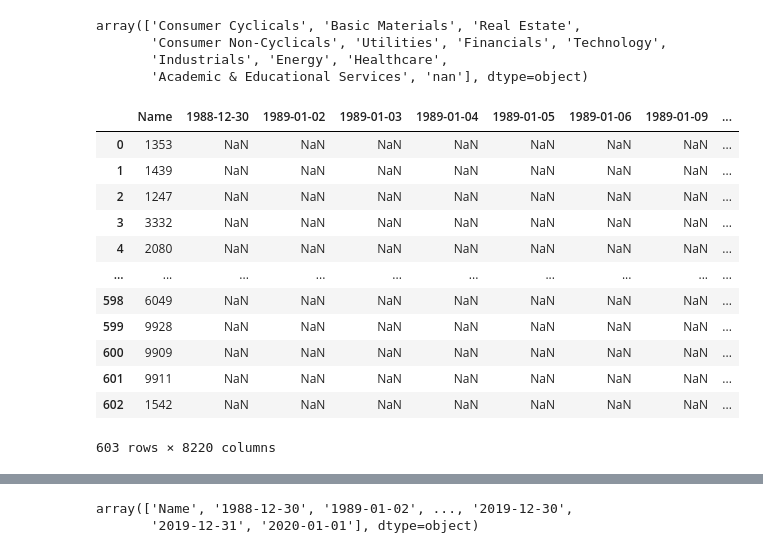
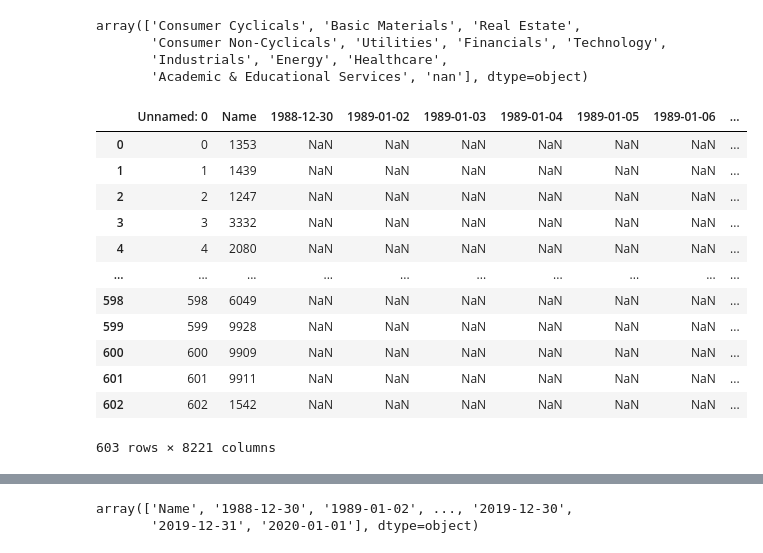
Before and after one commit to kakatelll/table-replication, a Jupyter notebook: replicate_table.ipynb, the cells around one changed output, grey strips where cells are left out. Cells and saved outputs as stored; diff of their text form; code cells hidden in the pictures.

```diff
--- a/replicate_table.ipynb
+++ b/replicate_table.ipynb
@@ -31,24 +32,21 @@ array(['Consumer Cyclicals', 'Basic Materials', 'Real Estate',
        'Academic & Educational Services', 'nan'], dtype=object)
 # %%
 # Import ipo marketcap from excel
-xls = pd.ExcelFile("hk_603ipo_mrk_value.xlsm")
-df = pd.read_excel(xls, 'Sheet1')
-df['Name']=df['Name'].str.strip("<.HK>")
-df['Name']=df['Name'].str.strip(" ")
+df = pd.read_csv('ipo_mkt_value.csv')
 df.columns = df.columns.astype(str)
-df.columns = df.columns.str.replace(" 00:00:00","")
+df['Name']=df['Name'].astype(str)
 df
 # %% [output]
-|  | Name | 1988-12-30 | 1989-01-02 | 1989-01-03 | 1989-01-04 | 1989-01-05 | 1989-01-06 | 1989-01-09 | ... |
-| 0 | 1353 | NaN | NaN | NaN | NaN | NaN | NaN | NaN | ... |
-| 1 | 1439 | NaN | NaN | NaN | NaN | NaN | NaN | NaN | ... |
-| 2 | 1247 | NaN | NaN | NaN | NaN | NaN | NaN | NaN | ... |
-| 3 | 3332 | NaN | NaN | NaN | NaN | NaN | NaN | NaN | ... |
-| 4 | 2080 | NaN | NaN | NaN | NaN | NaN | NaN | NaN | ... |
+|  | Unnamed: 0 | Name | 1988-12-30 | 1989-01-02 | 1989-01-03 | 1989-01-04 | 1989-01-05 | 1989-01-06 | ... |
+| 0 | 0 | 1353 | NaN | NaN | NaN | NaN | NaN | NaN | ... |
+| 1 | 1 | 1439 | NaN | NaN | NaN | NaN | NaN | NaN | ... |
+| 2 | 2 | 1247 | NaN | NaN | NaN | NaN | NaN | NaN | ... |
+| 3 | 3 | 3332 | NaN | NaN | NaN | NaN | NaN | NaN | ... |
+| 4 | 4 | 2080 | NaN | NaN | NaN | NaN | NaN | NaN | ... |
 | ... | ... | ... | ... | ... | ... | ... | ... | ... | ... |
-| 598 | 6049 | NaN | NaN | NaN | NaN | NaN | NaN | NaN | ... |
-| 599 | 9928 | NaN | NaN | NaN | NaN | NaN | NaN | NaN | ... |
-| 600 | 9909 | NaN | NaN | NaN | NaN | NaN | NaN | NaN | ... |
-| 601 | 9911 | NaN | NaN | NaN | NaN | NaN | NaN | NaN | ... |
-| 602 | 1542 | NaN | NaN | NaN | NaN | NaN | NaN | NaN | ... |
+| 598 | 598 | 6049 | NaN | NaN | NaN | NaN | NaN | NaN | ... |
+| 599 | 599 | 9928 | NaN | NaN | NaN | NaN | NaN | NaN | ... |
+| 600 | 600 | 9909 | NaN | NaN | NaN | NaN | NaN | NaN | ... |
+| 601 | 601 | 9911 | NaN | NaN | NaN | NaN | NaN | NaN | ... |
+| 602 | 602 | 1542 | NaN | NaN | NaN | NaN | NaN | NaN | ... |
-603 rows × 8220 columns
+603 rows × 8221 columns
```
Also changed, not shown: parts of 14 cells of this notebook, 8 other files.
